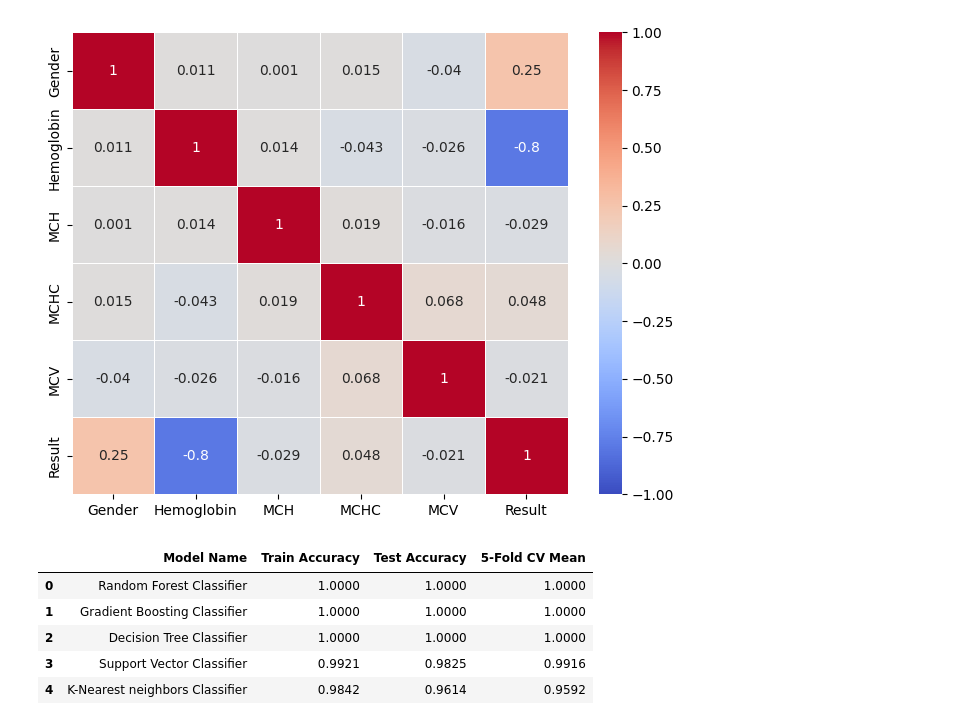
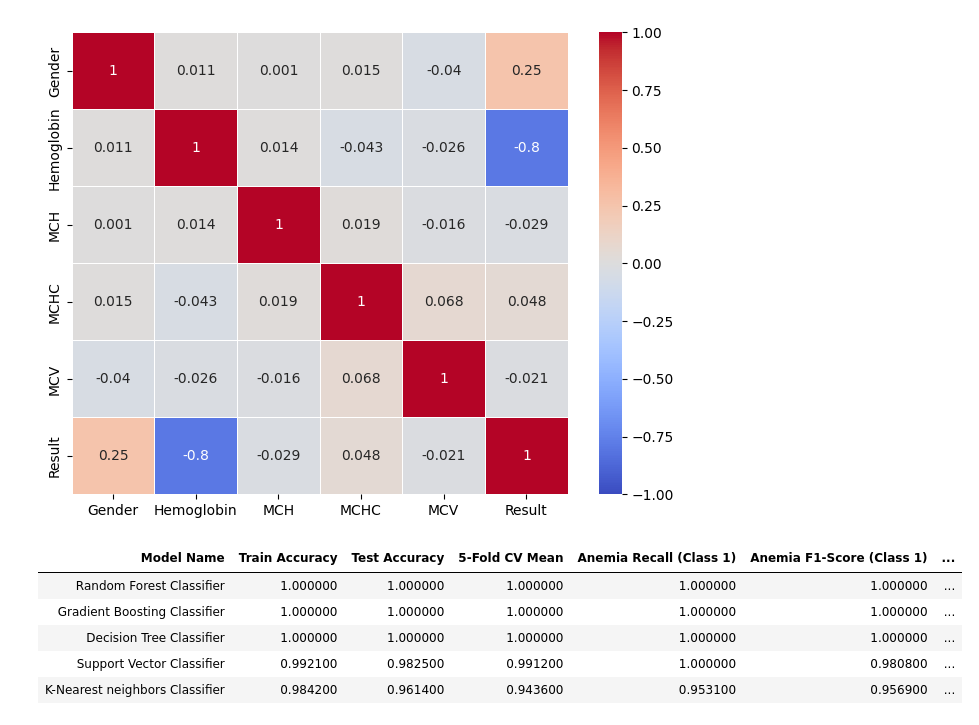
Before and after one commit to bariscansaral/YZTA-Bootcamp-Team71, a Jupyter notebook: notebooks/02_anemia_eda_and_model.ipynb, the cells around one changed output. Drawn from its saved outputs; the diff is of its cells as text; code cells hidden in the pictures.

```diff
--- a/notebooks/02_anemia_eda_and_model.ipynb
+++ b/notebooks/02_anemia_eda_and_model.ipynb
@@ -120,43 +103,49 @@ models={
 # %%
 results_list = []
 
 for name, model in models.items():
 
     if name == "Random Forest Classifier" or name == "Gradient Boosting Classifier" or name == "Decision Tree Classifier":
         model.fit(X_train, y_train)
         y_pred=model.predict(X_test)
         cm=confusion_matrix(y_pred,y_test)
         cr=classification_report(y_pred,y_test)
         train_acc = model.score(X_train, y_train)
         test_acc = model.score(X_test, y_test)
-        cv_scores = cross_val_score(model, X, y, cv=5, scoring='accuracy')
+        cv_scores = cross_val_score(model, X_train, y_train, cv=5, scoring='accuracy', n_jobs=-1)
     else:
         model.fit(X_train_scaled, y_train)
         y_pred=model.predict(X_test_scaled)
         train_acc = model.score(X_train_scaled, y_train)
         test_acc = model.score(X_test_scaled, y_test)
-        X_all_scaled = scaler.transform(X)
-        cv_scores = cross_val_score(model, X_all_scaled, y, cv=5, scoring='accuracy')
+        pipeline = Pipeline([('scaler', StandardScaler()), ('model', model)])
+        cv_scores = cross_val_score(pipeline, X_train, y_train, cv=5, scoring='accuracy', n_jobs=-1)
 
-    cm=confusion_matrix(y_pred,y_test)
-    cr=classification_report(y_pred,y_test)
+    cm=confusion_matrix(y_test,y_pred)
+    cr_dict = classification_report(y_test, y_pred, output_dict=True)
+    target_class = '1' if '1' in cr_dict else (1 if 1 in cr_dict else list(cr_dict.keys())[1])
+    recall_anemia = cr_dict[target_class]['recall']
+    f1_anemia = cr_dict[target_class]['f1-score']
 
     results_list.append({
         "Model Name": name,
         "Train Accuracy": round(train_acc, 4),
         "Test Accuracy": round(test_acc, 4),
-        "5-Fold CV Mean": round(cv_scores.mean(), 4)
+        "5-Fold CV Mean": round(cv_scores.mean(), 4),
+        "Anemia Recall (Class 1)": round(recall_anemia, 4),
+        "Anemia F1-Score (Class 1)": round(f1_anemia, 4),
+        "Confusion Matrix": cm.tolist()
     })
 results_df = pd.DataFrame(results_list)
 results_df = results_df.sort_values(by="Test Accuracy", ascending=False).reset_index(drop=True)
-display(results_df)
+display(results_df.style.hide(axis="index"))
 # %% [output]
-|  | Model Name | Train Accuracy | Test Accuracy | 5-Fold CV Mean |
-| 0 | Random Forest Classifier | 1.0000 | 1.0000 | 1.0000 |
-| 1 | Gradient Boosting Classifier | 1.0000 | 1.0000 | 1.0000 |
-| 2 | Decision Tree Classifier | 1.0000 | 1.0000 | 1.0000 |
-| 3 | Support Vector Classifier | 0.9921 | 0.9825 | 0.9916 |
-| 4 | K-Nearest neighbors Classifier | 0.9842 | 0.9614 | 0.9592 |
+| Model Name | Train Accuracy | Test Accuracy | 5-Fold CV Mean | Anemia Recall (Class 1) | Anemia F1-Score (Class 1) | ... |
+| Random Forest Classifier | 1.000000 | 1.000000 | 1.000000 | 1.000000 | 1.000000 | ... |
+| Gradient Boosting Classifier | 1.000000 | 1.000000 | 1.000000 | 1.000000 | 1.000000 | ... |
+| Decision Tree Classifier | 1.000000 | 1.000000 | 1.000000 | 1.000000 | 1.000000 | ... |
+| Support Vector Classifier | 0.992100 | 0.982500 | 0.991200 | 1.000000 | 0.980800 | ... |
+| K-Nearest neighbors Classifier | 0.984200 | 0.961400 | 0.943600 | 0.953100 | 0.956900 | ... |
 # %%
 import pickle
 import os
```
Also changed, not shown: parts of 4 cells of this notebook, 5 other files.
